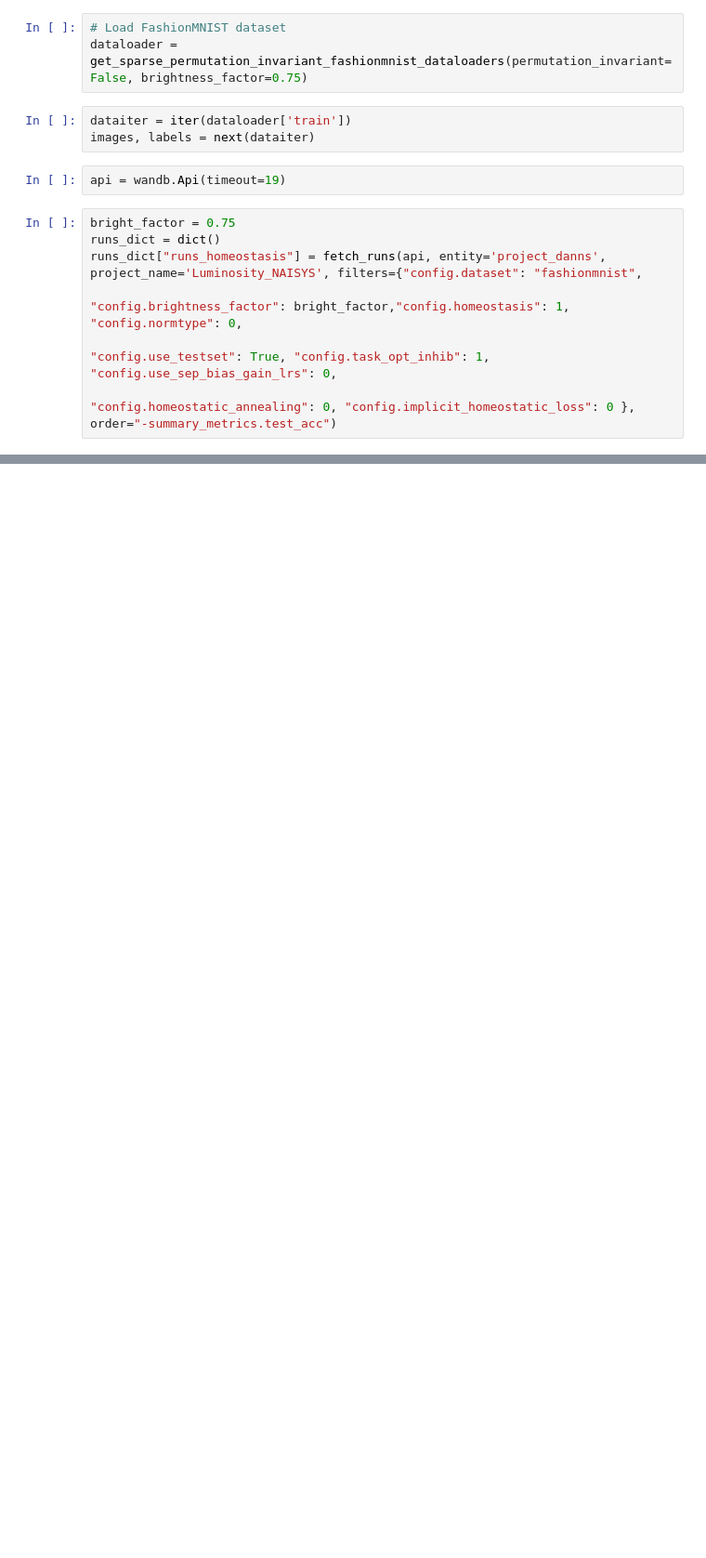
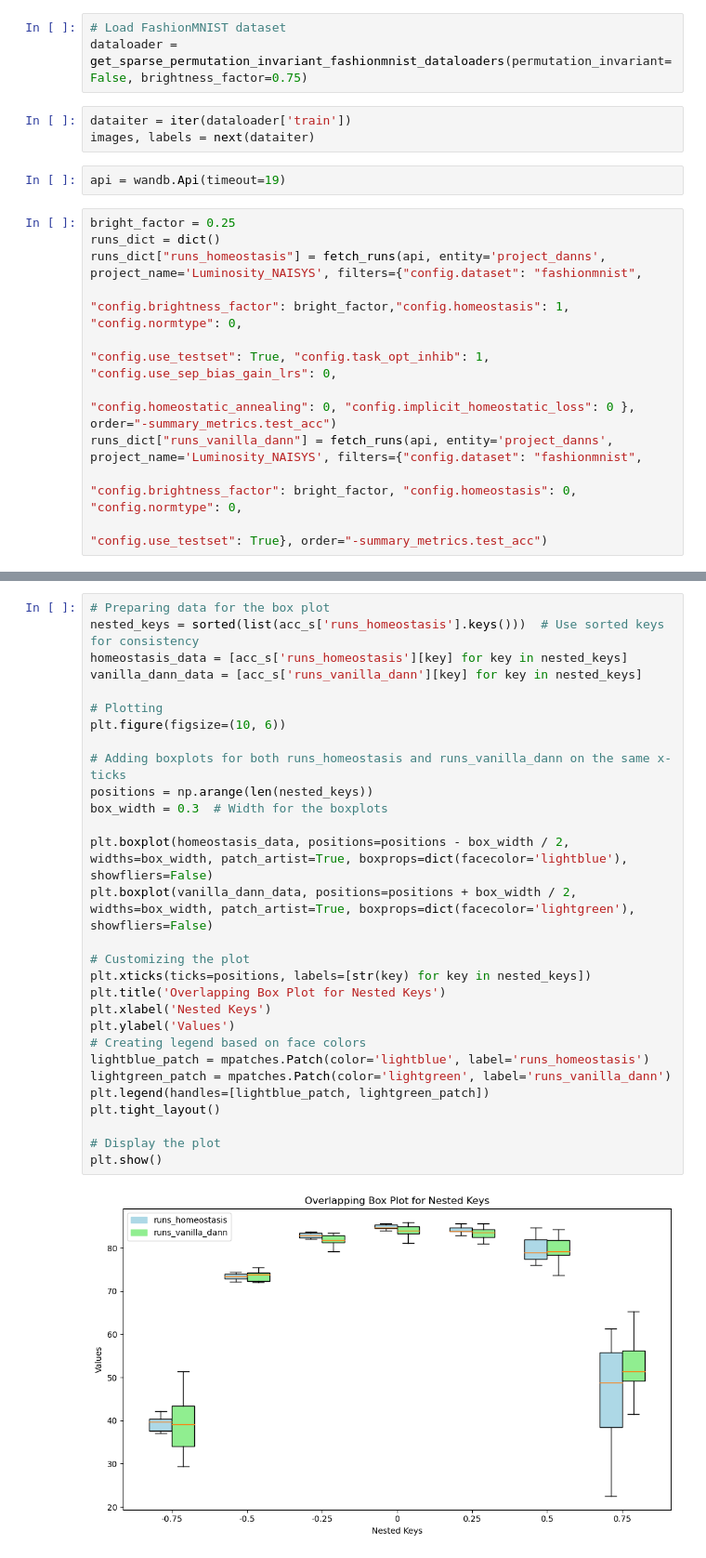
Before and after one commit to RoyHEyono/HomeostaticDANN, a Jupyter notebook: models/dense_mnist_task/notebooks/robustness_analysis.ipynb, the cells around one changed output, grey strips where cells are left out. Shown at 93% size. Cells and saved outputs as stored; diff of their text form; blank space fills up the shorter version.

Commit message:
Some robustness analysis plots

```diff
--- a/models/dense_mnist_task/notebooks/robustness_analysis.ipynb
+++ b/models/dense_mnist_task/notebooks/robustness_analysis.ipynb
@@ -55,10 +56,13 @@ images, labels = next(dataiter)
 # %%
 api = wandb.Api(timeout=19)
 # %%
-bright_factor = 0.75
+bright_factor = 0.25
 runs_dict = dict()
 runs_dict["runs_homeostasis"] = fetch_runs(api, entity='project_danns', project_name='Luminosity_NAISYS', filters={"config.dataset": "fashionmnist",
                                                                 "config.brightness_factor": bright_factor,"config.homeostasis": 1, "config.normtype": 0,
                                                                 "config.use_testset": True, "config.task_opt_inhib": 1, "config.use_sep_bias_gain_lrs": 0,
                                                                 "config.homeostatic_annealing": 0, "config.implicit_homeostatic_loss": 0 }, order="-summary_metrics.test_acc")
+runs_dict["runs_vanilla_dann"] = fetch_runs(api, entity='project_danns', project_name='Luminosity_NAISYS', filters={"config.dataset": "fashionmnist",
+                                                            "config.brightness_factor": bright_factor, "config.homeostasis": 0, "config.normtype": 0,
+                                                            "config.use_testset": True}, order="-summary_metrics.test_acc")
 # %%
@@ -113,0 +126,31 @@ model(images)
+# %%
+# Preparing data for the box plot
+nested_keys = sorted(list(acc_s['runs_homeostasis'].keys()))  # Use sorted keys for consistency
+homeostasis_data = [acc_s['runs_homeostasis'][key] for key in nested_keys]
+vanilla_dann_data = [acc_s['runs_vanilla_dann'][key] for key in nested_keys]
+
+# Plotting
+plt.figure(figsize=(10, 6))
+
+# Adding boxplots for both runs_homeostasis and runs_vanilla_dann on the same x-ticks
+positions = np.arange(len(nested_keys))
+box_width = 0.3  # Width for the boxplots
+
+plt.boxplot(homeostasis_data, positions=positions - box_width / 2, widths=box_width, patch_artist=True, boxprops=dict(facecolor='lightblue'), showfliers=False)
+plt.boxplot(vanilla_dann_data, positions=positions + box_width / 2, widths=box_width, patch_artist=True, boxprops=dict(facecolor='lightgreen'), showfliers=False)
+
+# Customizing the plot
+plt.xticks(ticks=positions, labels=[str(key) for key in nested_keys])
+plt.title('Overlapping Box Plot for Nested Keys')
+plt.xlabel('Nested Keys')
+plt.ylabel('Values')
+# Creating legend based on face colors
+lightblue_patch = mpatches.Patch(color='lightblue', label='runs_homeostasis')
+lightgreen_patch = mpatches.Patch(color='lightgreen', label='runs_vanilla_dann')
+plt.legend(handles=[lightblue_patch, lightgreen_patch])
+plt.tight_layout()
+
+# Display the plot
+plt.show()
+# %% [output]
+[figure, added]
```
Also changed, not shown: parts of 4 cells of this notebook.
